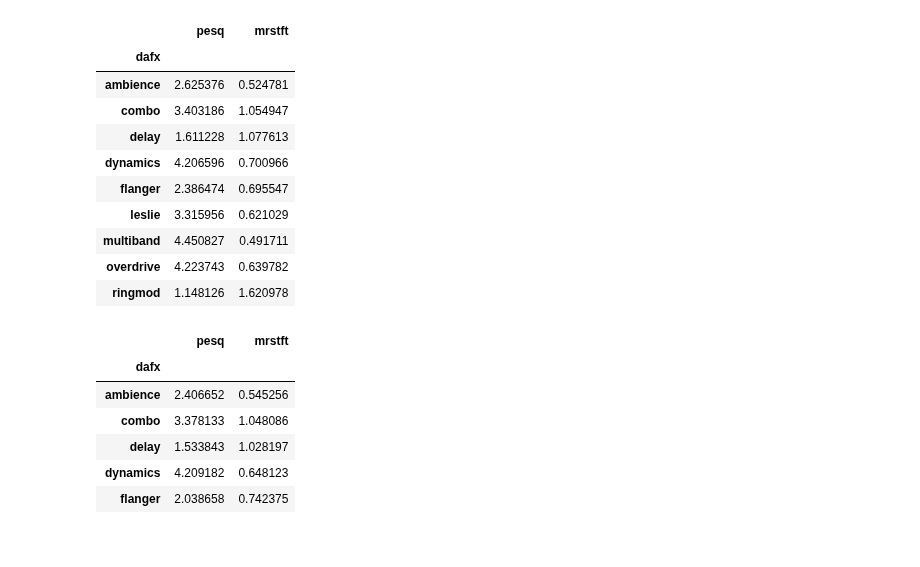
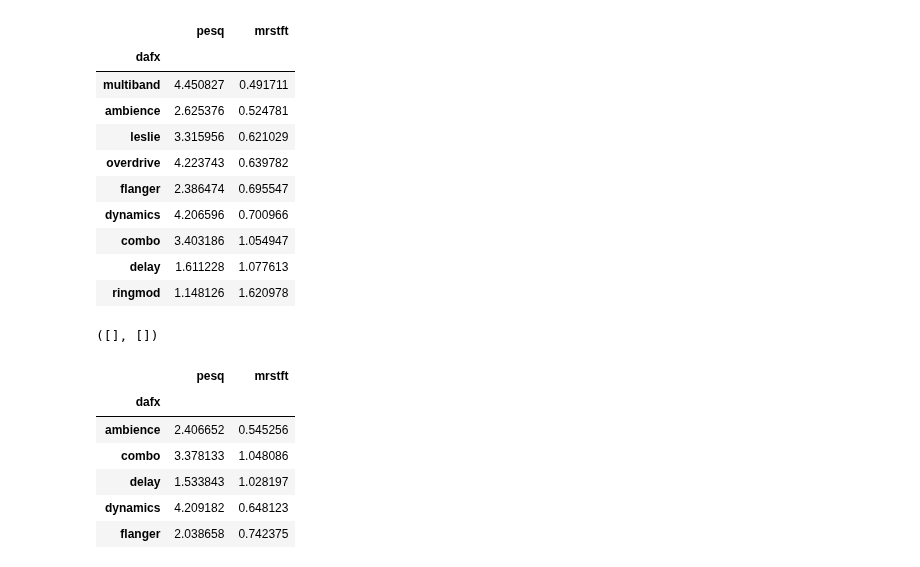
Before and after one commit to kieran-grant/Level5ProjectAudioVAE, a Jupyter notebook: src/evaluation/metrics_analysis.ipynb, the cells around one changed output. Saved outputs shown, nothing was run; the diff lists cells and outputs as text; code cells hidden in the pictures.

Commit message:
Add metrics chart

```diff
--- a/src/evaluation/metrics_analysis.ipynb
+++ b/src/evaluation/metrics_analysis.ipynb
@@ -49,0 +31,33 @@ musdb = pd.read_csv(f"{RESULTS_DIR}/musdb18.csv", index_col=0)[cols]
+# %%
+import json
+
+max_cols = 3
+
+effects = ['multiband', 'ambience', 'leslie', 'overdrive', 'flanger', 'dynamics',
+       'combo', 'delay', 'ringmod']
+
+dfs = [vtck, daps, musdb]
+dataset_names = ["VTCK", "DAPS", "MusDB18"]
+metrics = ['mrstft', 'pesq']
+
+rows, cols = get_subplot_dimensions(6, max_columns=max_cols)
+
+palette = sns.color_palette(n_colors=len(effects)).as_hex()
+colour_map = {name: palette[i] for i, name in enumerate(effects)}
+
+format_map = {
+    'multiband': 'MultiBand',
+    'ambience': 'Ambience',
+    'leslie': 'Leslie',
+    'overdrive': 'Overdrive',
+    'flanger': 'Flanger',
+    'dynamics': 'Dynamics',
+    'combo': 'Combo',
+    'delay': 'Delay',
+    'ringmod': 'RingMod'
+}
+
+large_font = 12
+small_font = 10
+
+print(json.dumps(colour_map, indent=4))
@@ -60,24 +143,28 @@ high_metrics = [
     'pesq' # perceptual evaluation of speech quality (general perceptual similarity)
 ]
 # %%
-df = vtck.groupby('dafx').mean()
+vtck_mean = vtck.groupby('dafx').mean().sort_values('mrstft')
 lo = list(set(cols).intersection(low_metrics))
 hi = list(set(cols).intersection(high_metrics))
 
-(df.style.highlight_min(axis=0, props='background-color:yellow;', subset=lo)
+(vtck_mean.style.highlight_min(axis=0, props='background-color:yellow;', subset=lo)
          .highlight_max(axis=0, props='background-color:red;', subset=lo)
          .highlight_max(axis=0, props='background-color:yellow;', subset=hi)
          .highlight_min(axis=0, props='background-color:red;', subset=hi))
 # %% [output]
 |  | pesq | mrstft |
 | dafx |  |  |
+| multiband | 4.450827 | 0.491711 |
 | ambience | 2.625376 | 0.524781 |
+| leslie | 3.315956 | 0.621029 |
+| overdrive | 4.223743 | 0.639782 |
+| flanger | 2.386474 | 0.695547 |
+| dynamics | 4.206596 | 0.700966 |
 | combo | 3.403186 | 1.054947 |
 | delay | 1.611228 | 1.077613 |
-| dynamics | 4.206596 | 0.700966 |
-| flanger | 2.386474 | 0.695547 |
-| leslie | 3.315956 | 0.621029 |
-| multiband | 4.450827 | 0.491711 |
-| overdrive | 4.223743 | 0.639782 |
 | ringmod | 1.148126 | 1.620978 |
+# %%
+current_ax.get_legend_handles_labels()
+# %% [output]
+([], [])
 # %%
```
Also changed, not shown: parts of 8 cells of this notebook, 2 other files.
